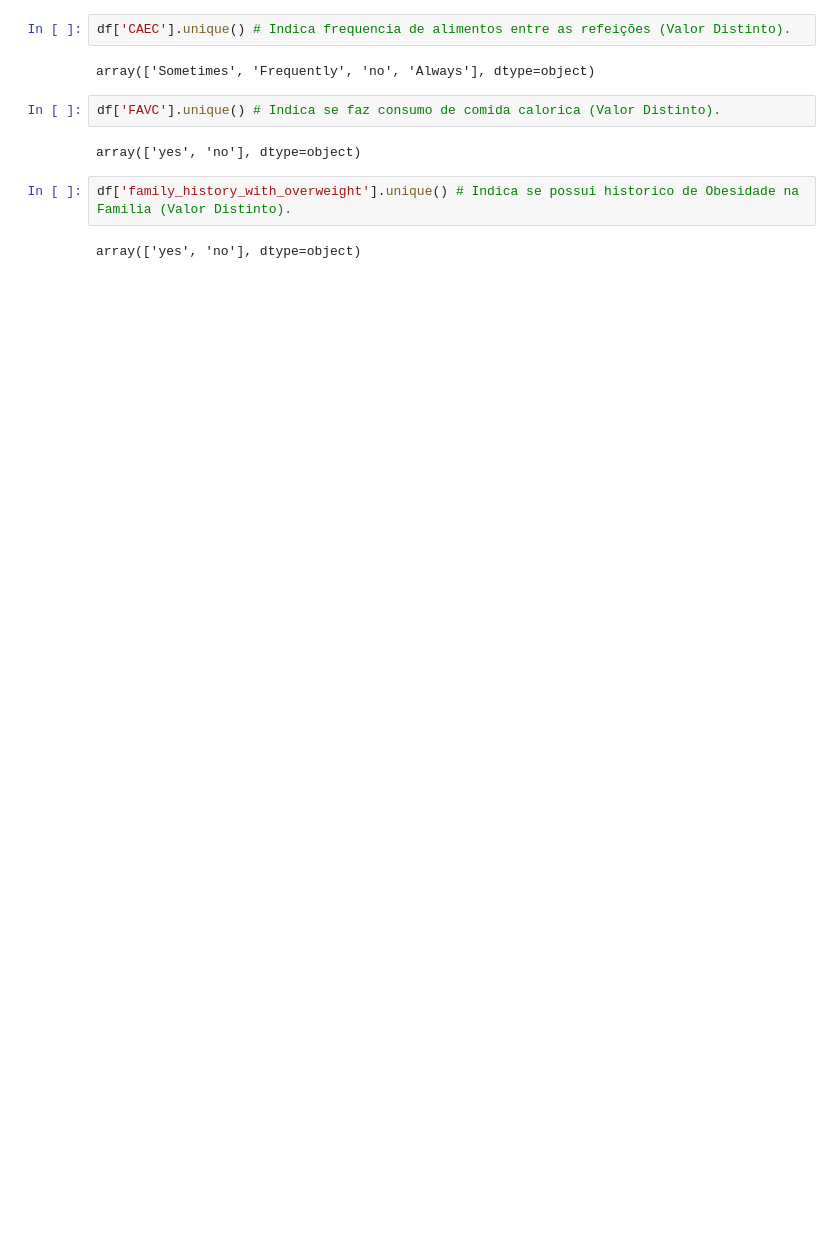
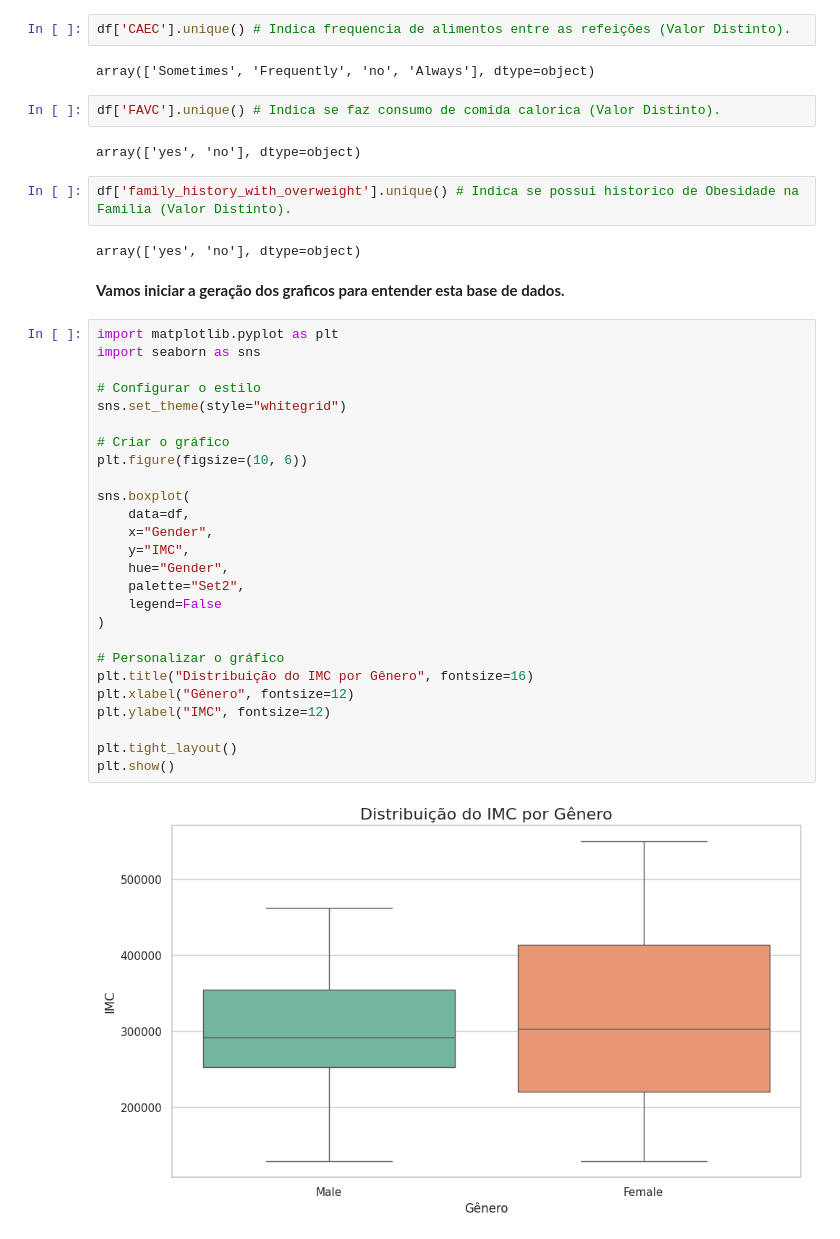
Before and after one commit to cesr1971/MLPYTHON, a Jupyter notebook: MLPYTHON_TRAB01.ipynb, the cells around one changed output. Saved outputs shown, nothing was run; the diff lists cells and outputs as text; blank space fills up the shorter version.

Commit message:
Iniciando a Criação de Gráficos

```diff
--- a/MLPYTHON_TRAB01.ipynb
+++ b/MLPYTHON_TRAB01.ipynb
@@ -106,3 +106,33 @@ array(['yes', 'no'], dtype=object)
 df['family_history_with_overweight'].unique() # Indica se possui historico de Obesidade na Familia (Valor Distinto).
 # %% [output]
 array(['yes', 'no'], dtype=object)
+# %% [markdown]
+**Vamos iniciar a geração dos graficos para entender esta base de dados.**
+# %%
+import matplotlib.pyplot as plt
+import seaborn as sns
+
+# Configurar o estilo
+sns.set_theme(style="whitegrid")
+
+# Criar o gráfico
+plt.figure(figsize=(10, 6))
+
+sns.boxplot(
+    data=df,
+    x="Gender",
+    y="IMC",
+    hue="Gender",
+    palette="Set2",
+    legend=False
+)
+
+# Personalizar o gráfico
+plt.title("Distribuição do IMC por Gênero", fontsize=16)
+plt.xlabel("Gênero", fontsize=12)
+plt.ylabel("IMC", fontsize=12)
+
+plt.tight_layout()
+plt.show()
+# %% [output]
+[figure, added]
```
Also changed, not shown: parts of 1 cell of this notebook.
